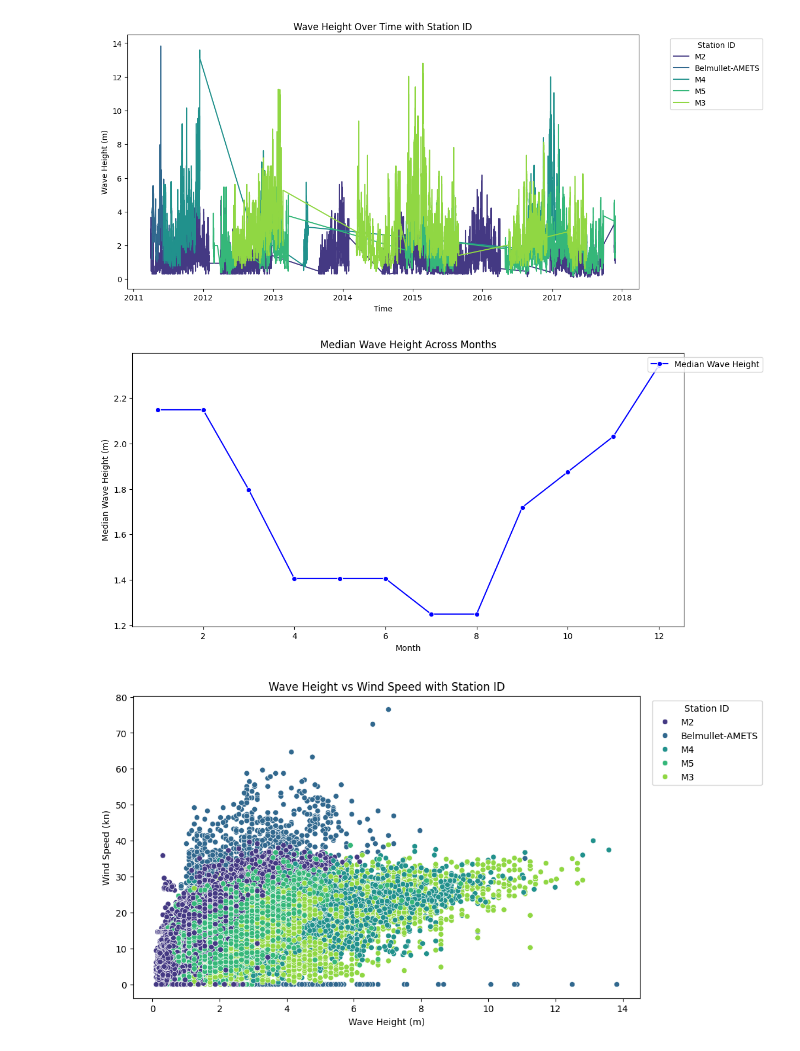
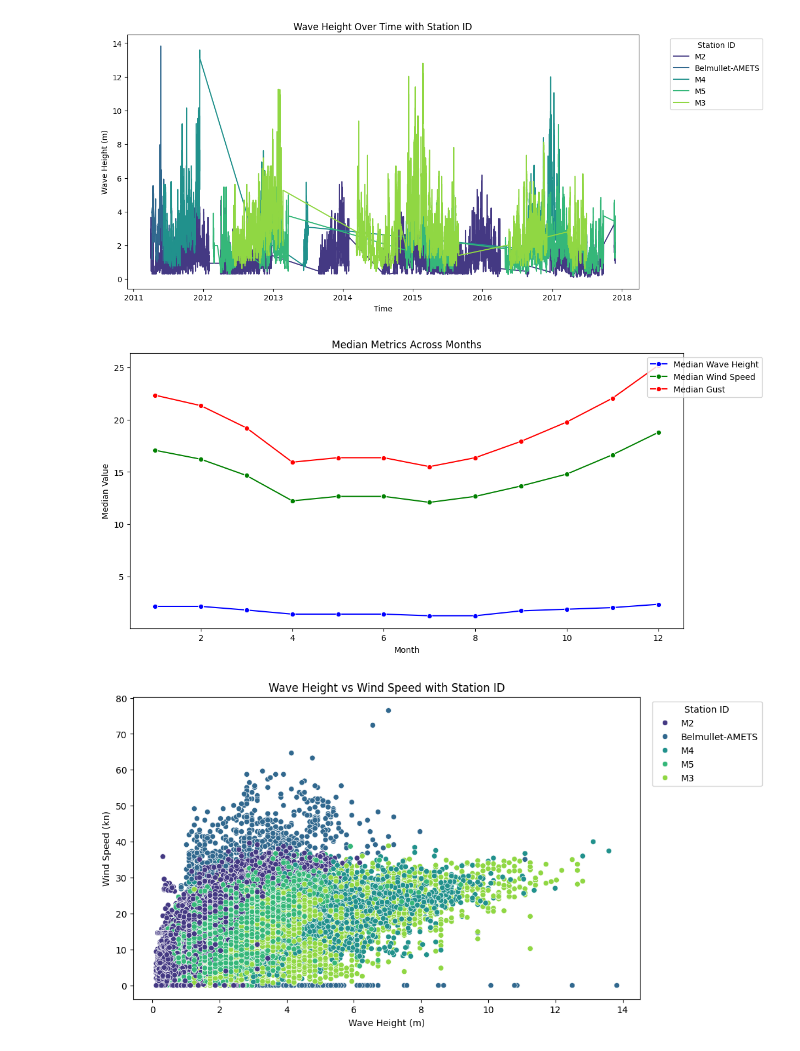
Before and after one commit to ggkopp/Capstone-Project, a Jupyter notebook: ExploratoryDataAnalytics.ipynb, the cells around one changed output. Cells and saved outputs as stored; diff of their text form; code cells hidden in the pictures.

```diff
--- a/ExploratoryDataAnalytics.ipynb
+++ b/ExploratoryDataAnalytics.ipynb
@@ -64,33 +64,37 @@ plt.show()
 # %%
 import seaborn as sns
 import matplotlib.pyplot as plt
 import pandas as pd
 
 # Assuming 'time_UTC' is a datetime column
 df['time_UTC'] = pd.to_datetime(df['time_UTC'])
 
 # Extract month numbers and add them as a new column
 df['month'] = df['time_UTC'].dt.month
 
 # Set up the figure and axis
 plt.figure(figsize=(12, 6))
 
-# Calculate the median wave height for each month
+# Calculate the median for each metric across months
 median_wave_heights = df.groupby('month')['wave_height_m'].median()
+median_wind_speeds = df.groupby('month')['wind_speed_kn'].median()
+median_gusts = df.groupby('month')['gust_kn'].median()
 
-# Create a line plot for the median wave heights grouped by months
+# Create line plots for each metric
 sns.lineplot(x=median_wave_heights.index, y=median_wave_heights.values, marker='o', color='b', label='Median Wave Height')
+sns.lineplot(x=median_wind_speeds.index, y=median_wind_speeds.values, marker='o', color='g', label='Median Wind Speed')
+sns.lineplot(x=median_gusts.index, y=median_gusts.values, marker='o', color='r', label='Median Gust')
 
 # Customize the plot
-plt.title('Median Wave Height Across Months')
+plt.title('Median Metrics Across Months')
 plt.xlabel('Month')
-plt.ylabel('Median Wave Height (m)')
+plt.ylabel('Median Value')
 plt.legend(loc='upper right', bbox_to_anchor=(1.15, 1))
 
 # Show the plot
 plt.show()
 # %% [output]
-[figure, old version]
+[figure, new version]
 # %%
 import seaborn as sns
 import matplotlib.pyplot as plt
```
